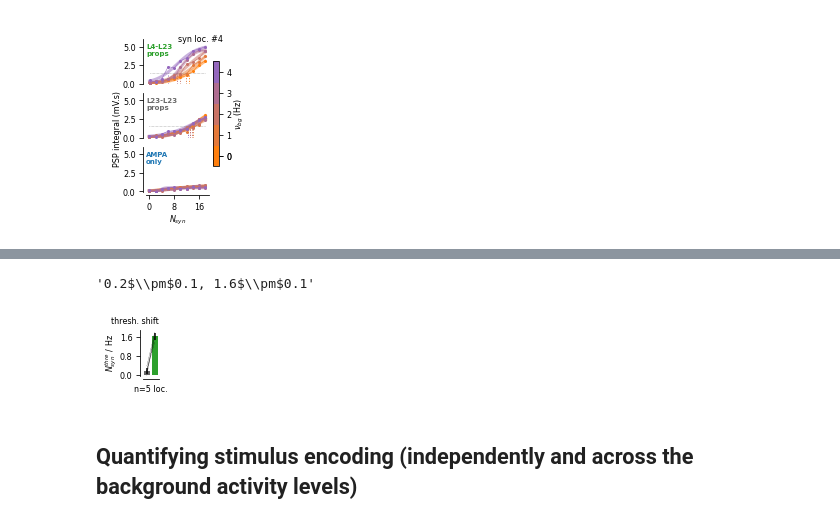
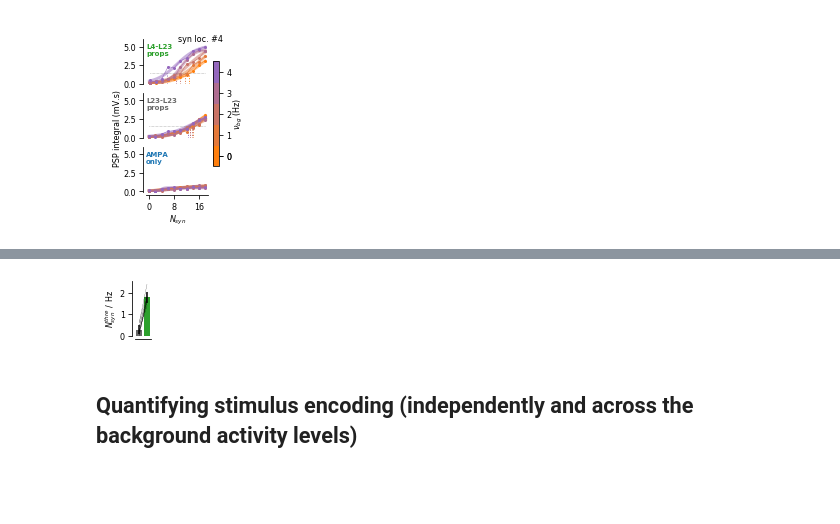
Before and after one commit to yzerlaut/zinc-NMDA-modulation, a Jupyter notebook: Sensitivity_to_Background_Modulation.ipynb, the cells around one changed output, grey strips where cells are left out. Drawn from its saved outputs; the diff is of its cells as text; code cells hidden in the pictures; blank space fills up the shorter version.

```diff
--- a/Sensitivity_to_Background_Modulation.ipynb
+++ b/Sensitivity_to_Background_Modulation.ipynb
@@ -182,19 +183,22 @@ ge.set_plot(ax,
 # %%
 fig3, ax, pval = ge.related_samples_two_conditions_comparison(np.array(SLOPES['free']),
                                                               np.array(SLOPES['chelated']),
                                                                    with_annotation=False,
                                                                    lw=.2,
                                                                    color1=ge.dimgrey, color2=ge.green,
                                                                    ylabel='$N_{syn}^{thre}$ / Hz',
                                                                    xticks=[],#[0, 1],
-                                                                   fig_args=dict(right=4., figsize=(.5,1.), left=1.2, top=1.5))
-ge.annotate(ax, 'thresh. shift', (1., 1.1), ha='right')
-ge.annotate(ax, 'n=%i loc.' % len(SLOPES['free']) , (-.6, -.4))
+                                                                   fig_args=dict(right=4.,
+                                                                    figsize=(.5,1.2), left=1.2, top=1.5))
+#ge.annotate(ax, 'thresh. shift', (1., 1.1), ha='right')
+#ge.annotate(ax, 'n=%i loc.' % len(SLOPES['free']) , (-.6, -.4))
 
 '%.1f$\pm$%.1f, %.1f$\pm$%.1f' %(np.mean(SLOPES['free']), np.std(SLOPES['free']), np.mean(SLOPES['chelated']), np.std(SLOPES['chelated']))
+from scipy.stats import wilcoxon
+wilcoxon(SLOPES['free'], SLOPES['chelated'])
+fig3.savefig(os.path.join(os.path.expanduser('~'), 'Desktop', 'Fi.svg'))
 # %% [output]
-'0.2$\\pm$0.1, 1.6$\\pm$0.1'
-[figure, old version]
+[figure, new version]
 # %% [markdown]
 ## Quantifying stimulus encoding (independently and across the background activity levels)
 # %%
```
Also changed, not shown: parts of 25 cells of this notebook, 2 other files.
